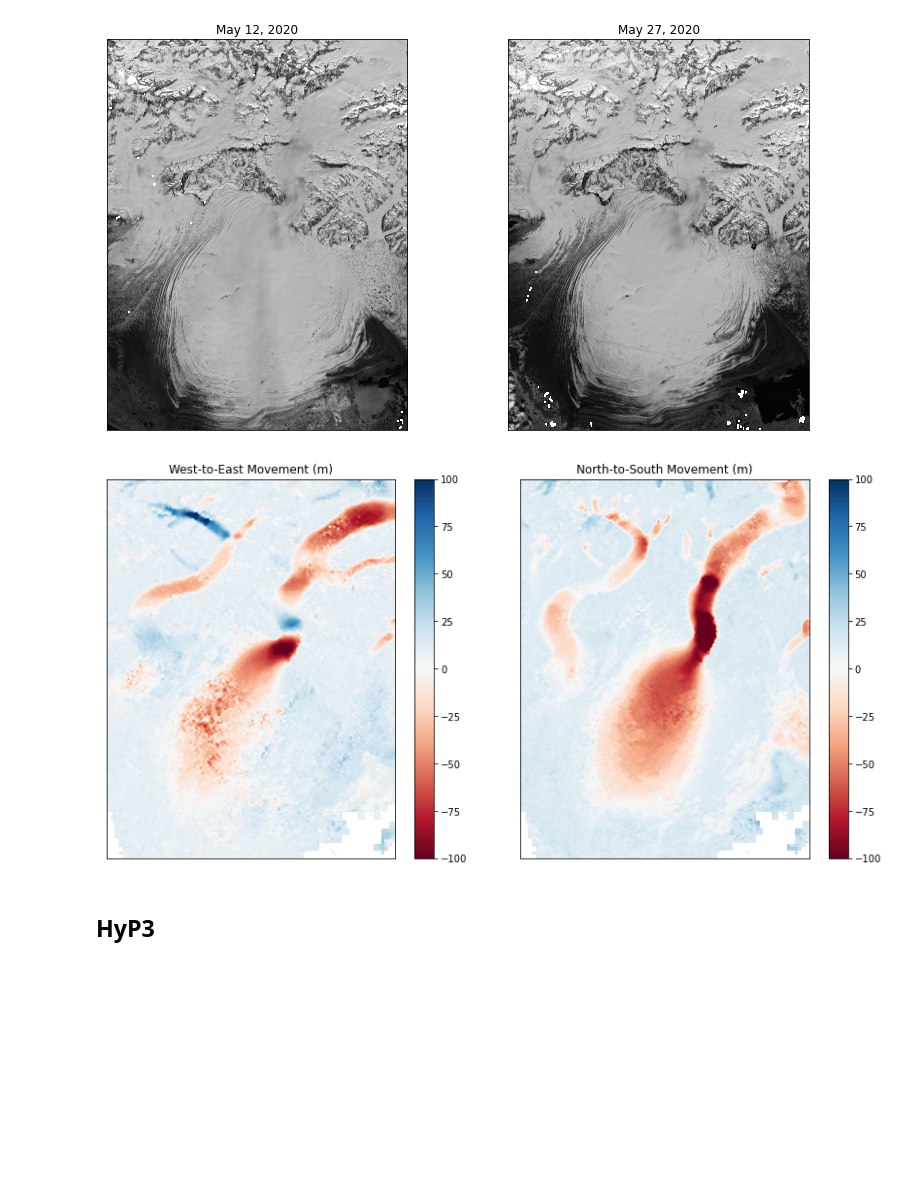
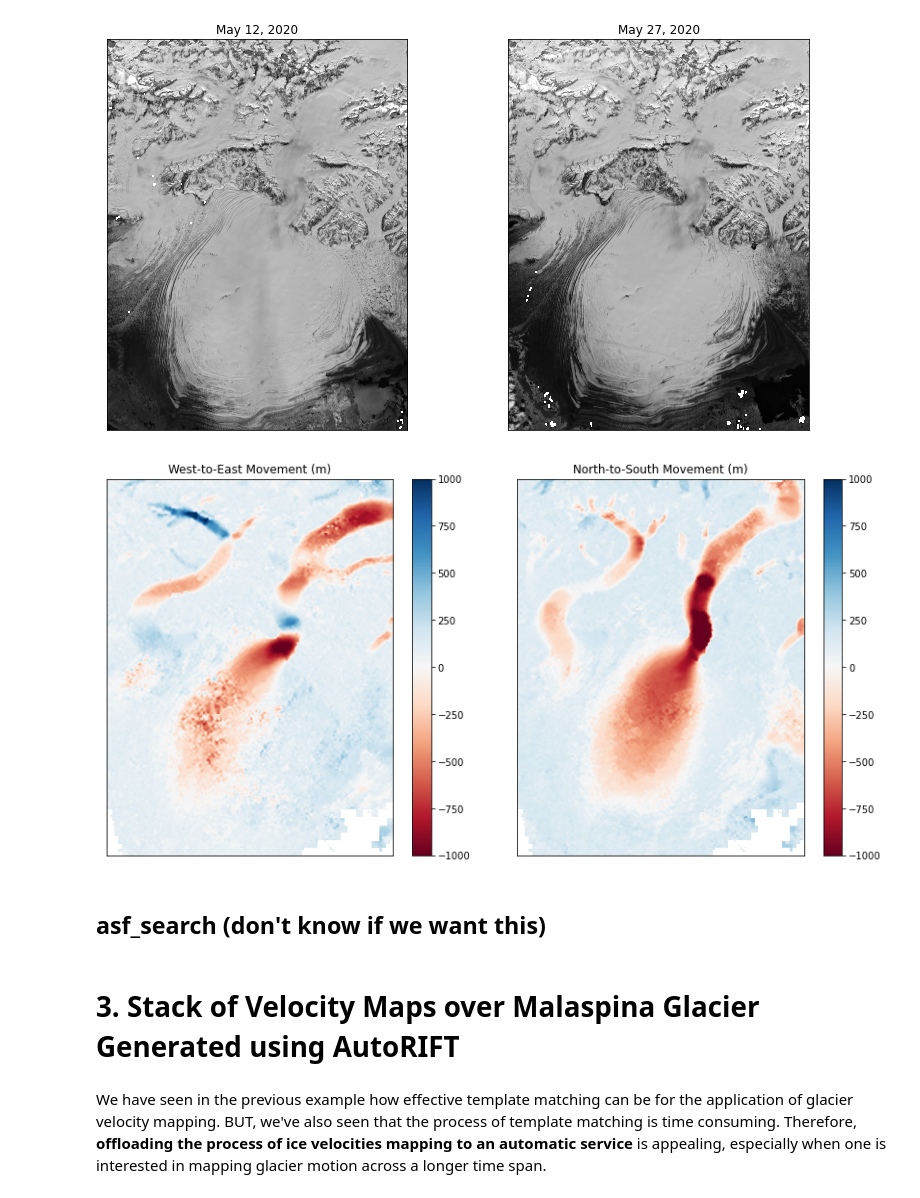
Before and after one commit to forrestfwilliams/autorift_notebook, a Jupyter notebook: autorift.ipynb, the cells around one changed output. Cells and saved outputs as stored; diff of their text form; code cells hidden in the pictures; blank space fills up the shorter version.

```diff
--- a/autorift.ipynb
+++ b/autorift.ipynb
@@ -86,24 +109,26 @@ result.uniform_data_type()
 result.preprocess_filt_hps()
 result.runAutorift()
 # %%
-step = 16
-vel_color_opts = {'vmin': -100, 'vmax': 100, 'cmap': 'RdBu'}
+%matplotlib inline
+import matplotlib.pyplot as plt
+
+vel_color_opts = {'vmin': -1000, 'vmax': 1000, 'cmap': 'RdBu'}
 
 f, (ax1, ax2) = plt.subplots(1, 2, figsize=(12, 6))
 
-dx_plot = ax1.imshow(result.Dx * step, **vel_color_opts)
-ax1.set(title='West-to-East Movement (m)', xticks=[], yticks=[])
+dx_plot = ax1.imshow(result.Dx * step * 10, **vel_color_opts)
+ax1.set(title='West-to-East Movement (m)', aspect='equal', xticks=[], yticks=[])
 
-dy_plot = ax2.imshow(result.Dy * step, **vel_color_opts)
-ax2.set(title='North-to-South Movement (m)', xticks=[], yticks=[])
+dy_plot = ax2.imshow(result.Dy * step * 10, **vel_color_opts)
+ax2.set(title='North-to-South Movement (m)', aspect='equal', xticks=[], yticks=[])
 
 f.colorbar(dx_plot, ax=ax1)
 f.colorbar(dy_plot, ax=ax2)
 f.tight_layout()
 # %% [output]
-[figure, old version]
+[figure, new version]
-# %% [markdown]
-## HyP3
+# %% [markdown]
+## asf_search (don't know if we want this)
 # %%
 start = datetime(2020,1,1)
 end = datetime(2021,1,1)
@@ -111,0 +137,4 @@ stack = asf.stack_from_id('S1A_IW_SLC__1SDV_20200103T154831_20200103T154857_0306
+# %% [markdown]
+# 3. Stack of Velocity Maps over Malaspina Glacier Generated using AutoRIFT
+# %% [markdown]
+We have seen in the previous example how effective template matching can be for the application of glacier velocity mapping. BUT, we've also seen that the process of template matching is time consuming. Therefore, <b>offloading the process of ice velocities mapping to an automatic service</b> is appealing, especially when one is interested in mapping glacier motion across a longer time span.
```
Also changed, not shown: parts of 37 cells of this notebook.
